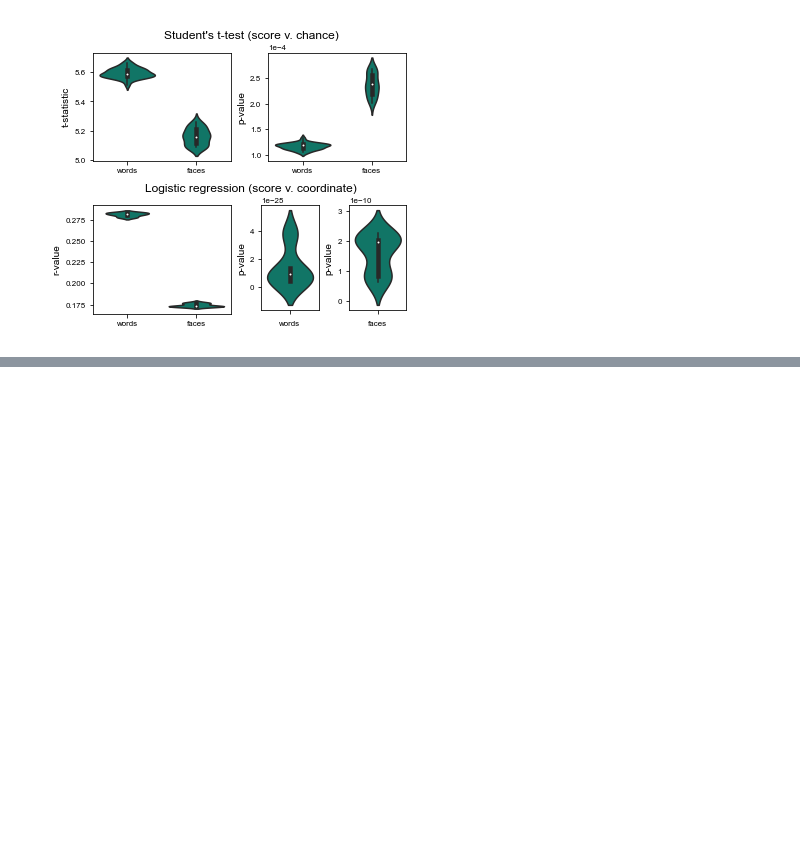
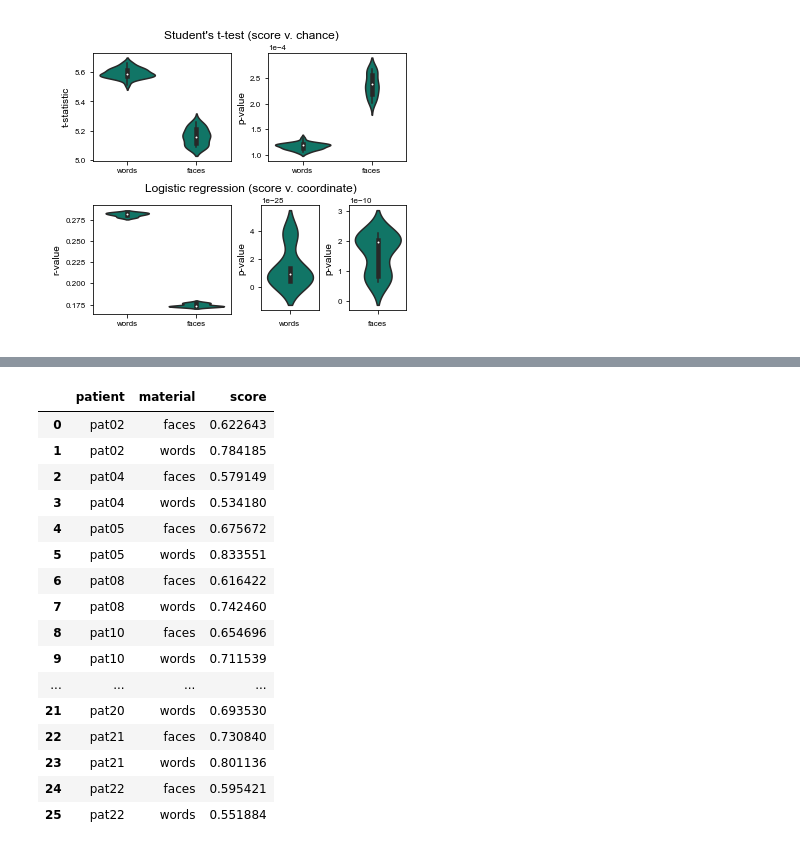
Before and after one commit to voytekresearch/oscillation_vs_exponent, a Jupyter notebook: notebooks/model_behavior.ipynb, the cells around one changed output, grey strips where cells are left out. Saved outputs shown, nothing was run; the diff lists cells and outputs as text; code cells hidden in the pictures; blank space fills up the shorter version.

```diff
--- a/notebooks/model_behavior.ipynb
+++ b/notebooks/model_behavior.ipynb
@@ -1145,0 +1221,20 @@ plt.show()
+# %%
+df_p
+# %% [output]
+|  | patient | material | score |
+| 0 | pat02 | faces | 0.622643 |
+| 1 | pat02 | words | 0.784185 |
+| 2 | pat04 | faces | 0.579149 |
+| 3 | pat04 | words | 0.534180 |
+| 4 | pat05 | faces | 0.675672 |
+| 5 | pat05 | words | 0.833551 |
+| 6 | pat08 | faces | 0.616422 |
+| 7 | pat08 | words | 0.742460 |
+| 8 | pat10 | faces | 0.654696 |
+| 9 | pat10 | words | 0.711539 |
+| ... | ... | ... | ... |
+| 21 | pat20 | words | 0.693530 |
+| 22 | pat21 | faces | 0.730840 |
+| 23 | pat21 | words | 0.801136 |
+| 24 | pat22 | faces | 0.595421 |
+| 25 | pat22 | words | 0.551884 |
```
Also changed, not shown: parts of 6 cells of this notebook.
